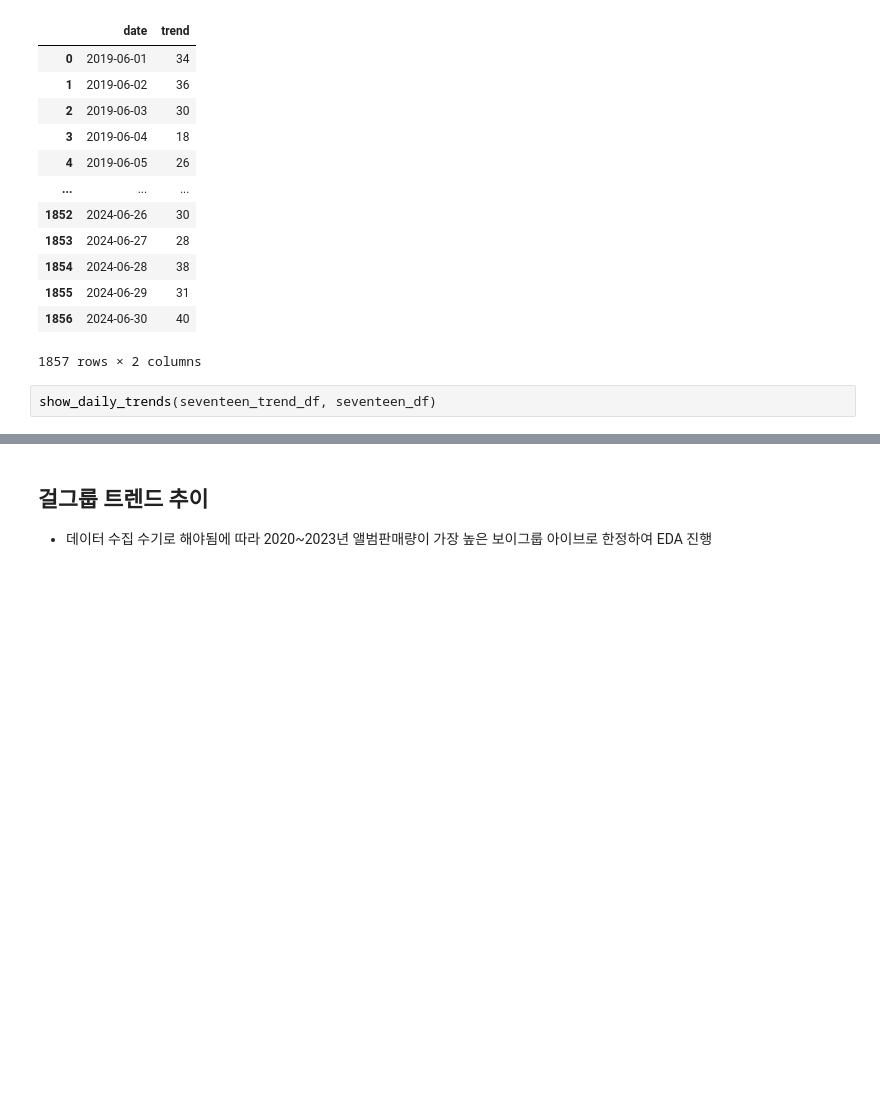
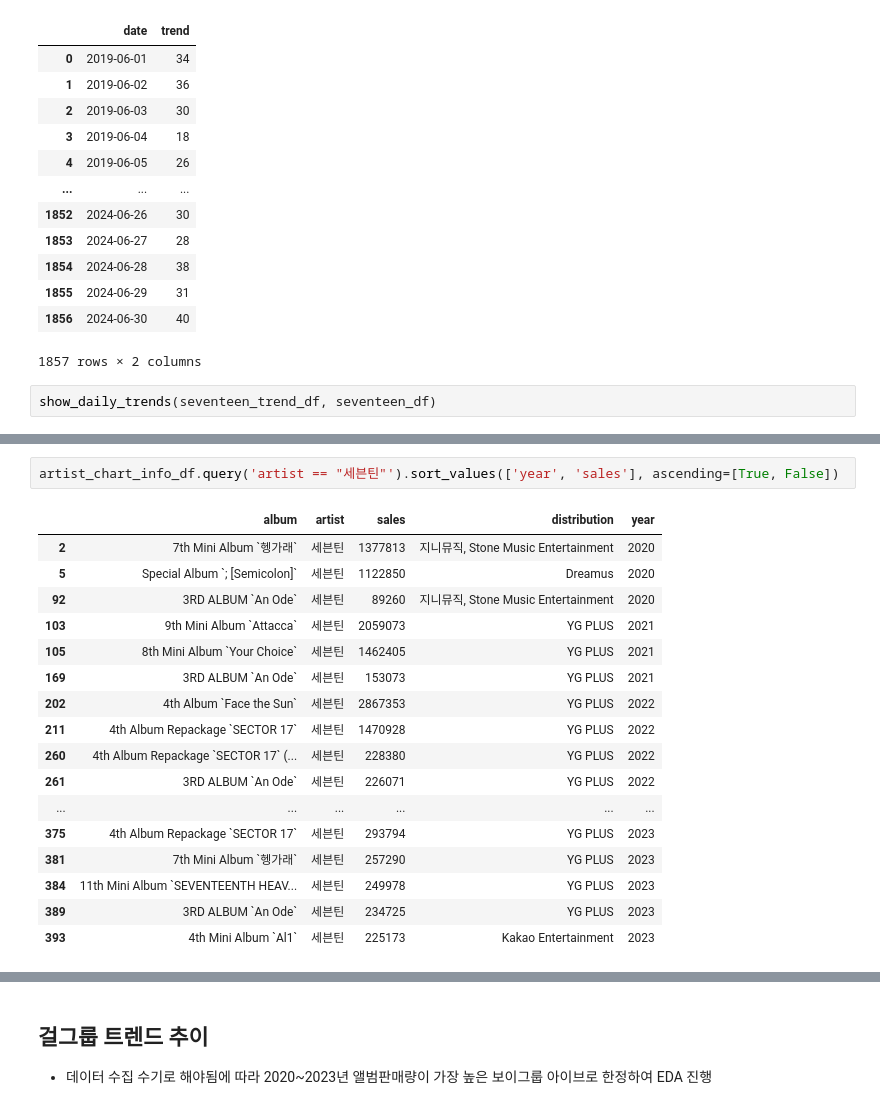
Before and after one commit to lucio-karin0506/Artist_Trend_Analysis, a Jupyter notebook: eda/google_trend_eda.ipynb, the cells around one changed output, grey strips where cells are left out. Drawn from its saved outputs; the diff is of its cells as text; blank space fills up the shorter version.

```diff
--- a/eda/google_trend_eda.ipynb
+++ b/eda/google_trend_eda.ipynb
@@ -509,6 +534,26 @@ Name: trend, dtype: float64
 | 80 | Face the Sun | Album | 79 |
 | 0 | Heng:garæ | EP | 92 |
 | 160 | 17 IS RIGHT HERE | Album | 100 |
+# %%
+artist_chart_info_df.query('artist == "세븐틴"').sort_values(['year', 'sales'], ascending=[True, False])
+# %% [output]
+|  | album | artist | sales | distribution | year |
+| 2 | 7th Mini Album `헹가래` | 세븐틴 | 1377813 | 지니뮤직, Stone Music Entertainment | 2020 |
+| 5 | Special Album `; [Semicolon]` | 세븐틴 | 1122850 | Dreamus | 2020 |
+| 92 | 3RD ALBUM `An Ode` | 세븐틴 | 89260 | 지니뮤직, Stone Music Entertainment | 2020 |
+| 103 | 9th Mini Album `Attacca` | 세븐틴 | 2059073 | YG PLUS | 2021 |
+| 105 | 8th Mini Album `Your Choice` | 세븐틴 | 1462405 | YG PLUS | 2021 |
+| 169 | 3RD ALBUM `An Ode` | 세븐틴 | 153073 | YG PLUS | 2021 |
+| 202 | 4th Album `Face the Sun` | 세븐틴 | 2867353 | YG PLUS | 2022 |
+| 211 | 4th Album Repackage `SECTOR 17` | 세븐틴 | 1470928 | YG PLUS | 2022 |
+| 260 | 4th Album Repackage `SECTOR 17` (... | 세븐틴 | 228380 | YG PLUS | 2022 |
+| 261 | 3RD ALBUM `An Ode` | 세븐틴 | 226071 | YG PLUS | 2022 |
+| ... | ... | ... | ... | ... | ... |
+| 375 | 4th Album Repackage `SECTOR 17` | 세븐틴 | 293794 | YG PLUS | 2023 |
+| 381 | 7th Mini Album `헹가래` | 세븐틴 | 257290 | YG PLUS | 2023 |
+| 384 | 11th Mini Album `SEVENTEENTH HEAV... | 세븐틴 | 249978 | YG PLUS | 2023 |
+| 389 | 3RD ALBUM `An Ode` | 세븐틴 | 234725 | YG PLUS | 2023 |
+| 393 | 4th Mini Album `Al1` | 세븐틴 | 225173 | Kakao Entertainment | 2023 |
 # %%
 # 앨범 발매일 전후 7일이라면?
 '''
```
Also changed, not shown: parts of 16 cells of this notebook.
